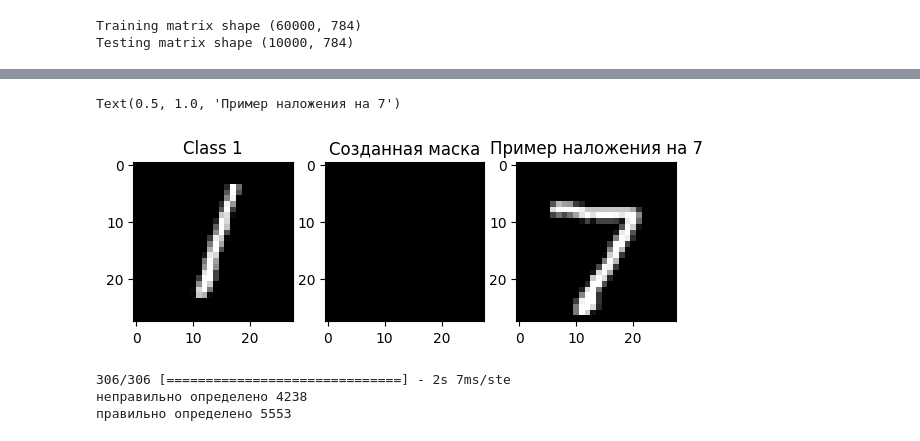
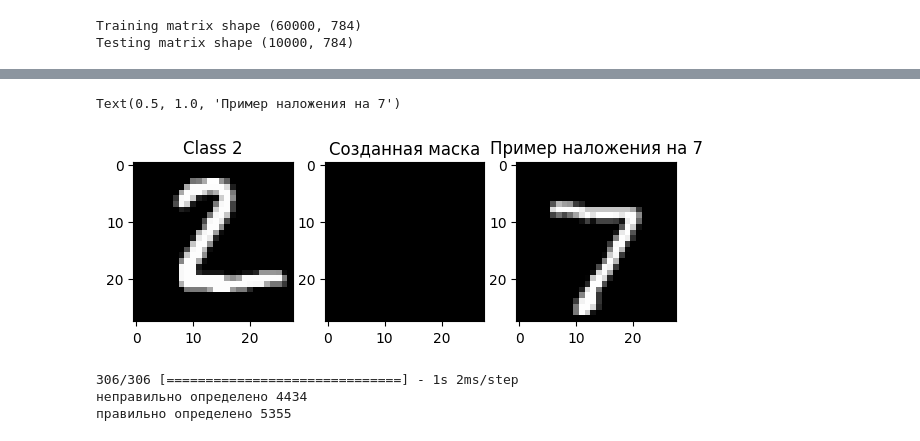
Before and after one commit to ch1cly/PythonScripts, a Jupyter notebook: SRW/mnist1.ipynb, the cells around one changed output, grey strips where cells are left out. Drawn from its saved outputs; the diff is of its cells as text; code cells hidden in the pictures.

```diff
--- a/SRW/mnist1.ipynb
+++ b/SRW/mnist1.ipynb
@@ -109,19 +109,22 @@ for i, incorrect in enumerate(incorrect_indices[:9]):
+# %%
+def createMask(imask,i=0,eps=0.3,noise_coef=0.5):
+    id = np.nonzero(y_test==imask)[0][i]
+    r_noise = np.random.rand(np.shape(X_test)[1],)
+    mask = np.sign(X_test[id] + r_noise * noise_coef) * eps
+    return mask,id
 # %%
 imask = 2
-eps = 0.3
-noise_coef = 0.5
+mask,imask = createMask(imask)
 iex = 0
-r_noise = np.random.rand(np.shape(X_test)[1],)
-mask = np.sign(X_test[imask] + r_noise * noise_coef ) * eps
 plt.subplot(1,3,1)
 plt.imshow(X_test[imask].reshape(28,28), cmap='gray', interpolation='none')
 plt.title("Class {}".format(y_test[imask]))
 plt.subplot(1,3,2)
 plt.imshow(mask.reshape(28,28), cmap='gray', interpolation='none')
 plt.title("Созданная маска")
 plt.subplot(1,3,3)
 plt.imshow((mask+X_test[iex]).reshape(28,28), cmap='gray', interpolation='none')
 plt.title("Пример наложения на {}".format(y_test[iex]))
 # %% [output]
 Text(0.5, 1.0, 'Пример наложения на 7')
-[figure, old version]
+[figure, new version]
@@ -128,19 +140,14 @@ Text(0.5, 1.0, 'Пример наложения на 7')
 # %%
-xtstx = X_test[correct_indices]
-ytsty = y_test[correct_indices]
-for i in range(np.shape(xtstx)[0]):
-    xtstx[i] =  xtstx[i] + mask
-pc = np.argmax(model.predict(xtstx), axis=-1)
-
+pc = testMask(mask,xCor)
 # Check which items we got right / wrong
-corInd = np.nonzero(pc == ytsty)[0]
-incInd = np.nonzero(pc != ytsty)[0]
+corInd = np.nonzero(pc == yCor)[0]
+incInd = np.nonzero(pc != yCor)[0]
 print('неправильно определено',np.size(incInd))
 print('правильно определено',np.size(corInd))
 # %% [output]
-306/306 [==============================] - 2s 7ms/ste
-неправильно определено 4238
-правильно определено 5553
+306/306 [==============================] - 1s 2ms/step
+неправильно определено 4434
+правильно определено 5355
 # %%
 plt.figure()
 for i, correct in enumerate(corInd[:4]):
```
Also changed, not shown: parts of 18 cells of this notebook.
